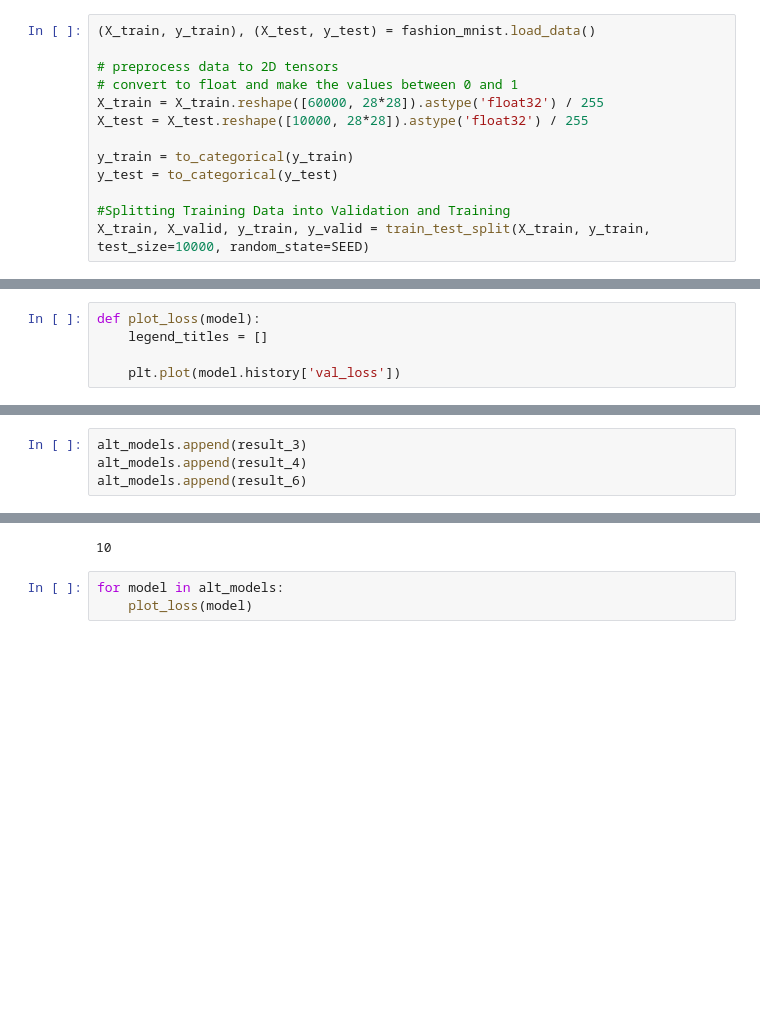
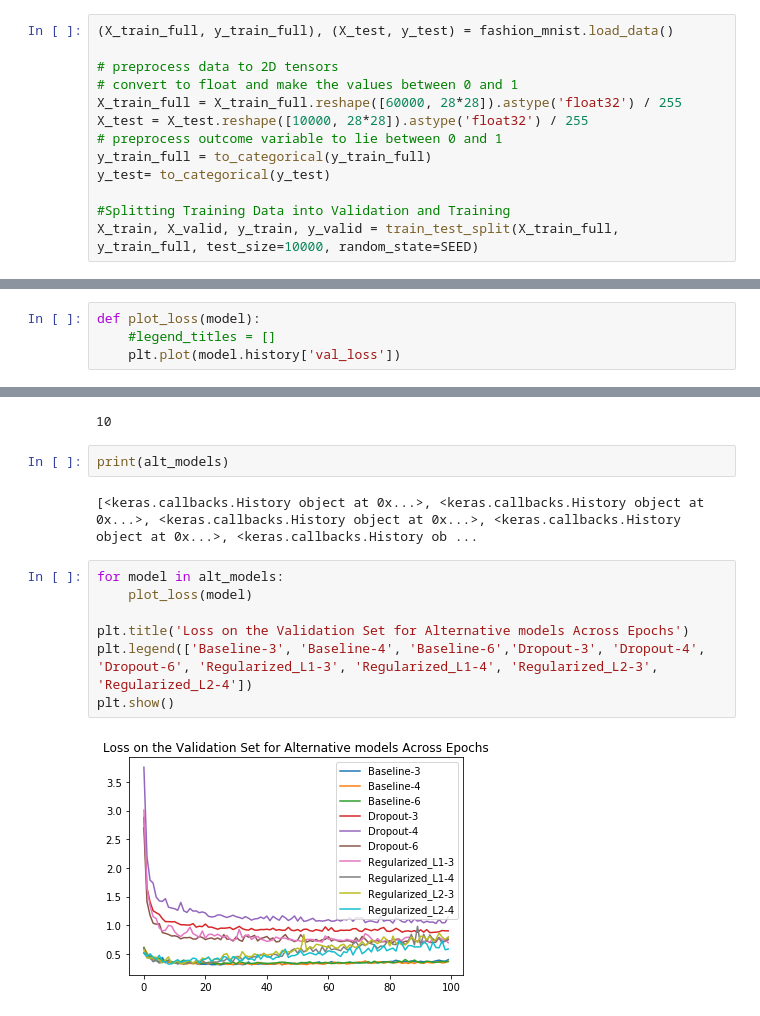
Before and after one commit to css-research/hw01, a Jupyter notebook: Part1.ipynb, the cells around one changed output, grey strips where cells are left out. Saved outputs shown, nothing was run; the diff lists cells and outputs as text; blank space fills up the shorter version.

```diff
--- a/Part1.ipynb
+++ b/Part1.ipynb
@@ -36,15 +34,15 @@ SEED= 1234
 import random
 random.seed(SEED)
 # %%
-(X_train, y_train), (X_test, y_test) = fashion_mnist.load_data()
+(X_train_full, y_train_full), (X_test, y_test) = fashion_mnist.load_data()
 
 # preprocess data to 2D tensors
 # convert to float and make the values between 0 and 1
-X_train = X_train.reshape([60000, 28*28]).astype('float32') / 255
+X_train_full = X_train_full.reshape([60000, 28*28]).astype('float32') / 255
 X_test = X_test.reshape([10000, 28*28]).astype('float32') / 255
-
-y_train = to_categorical(y_train)
-y_test = to_categorical(y_test)
+# preprocess outcome variable to lie between 0 and 1
+y_train_full = to_categorical(y_train_full)
+y_test= to_categorical(y_test)
 
 #Splitting Training Data into Validation and Training
-X_train, X_valid, y_train, y_valid = train_test_split(X_train, y_train, test_size=10000, random_state=SEED)
+X_train, X_valid, y_train, y_valid = train_test_split(X_train_full, y_train_full, test_size=10000, random_state=SEED)
@@ -236,8 +230,7 @@ c) With 6 layers (more than baseline)
 alt_models = []
 # %%
 def plot_loss(model):
-    legend_titles = []
-
+    #legend_titles = []
     plt.plot(model.history['val_loss'])
 # %%
 for model in alt_models:
@@ -535,7 +521,3 @@ Epoch 99/100
 50000/50000 [==============================] - 6s 129us/step - loss: 0.6905 - acc: 0.8632 - val_loss: 0.7411 - val_acc: 0.8433
 Epoch 100/100
 50000/50000 [==============================] - 7s 142us/step - loss: 0.6937 - acc: 0.8637 - val_loss: 0.6953 - val_acc: 0.8596
-# %%
-alt_models.append(result_3)
-alt_models.append(result_4)
-alt_models.append(result_6)
@@ -543,6 +528,16 @@ alt_models.append(result_6)
 len(alt_models)
 # %% [output]
 10
-# %%
-for model in alt_models:
-    plot_loss(model)
+# %%
+print(alt_models)
+# %% [output]
+[<keras.callbacks.History object at 0x...>, <keras.callbacks.History object at 0x...>, <keras.callbacks.History object at 0x...>, <keras.callbacks.History object at 0x...>, <keras.callbacks.History ob ...
+# %%
+for model in alt_models:
+    plot_loss(model)
+
+plt.title('Loss on the Validation Set for Alternative models Across Epochs')
+plt.legend(['Baseline-3', 'Baseline-4', 'Baseline-6','Dropout-3', 'Dropout-4', 'Dropout-6', 'Regularized_L1-3', 'Regularized_L1-4', 'Regularized_L2-3', 'Regularized_L2-4'])
+plt.show()
+# %% [output]
+[figure, added]
```
Also changed, not shown: parts of 18 cells of this notebook.
